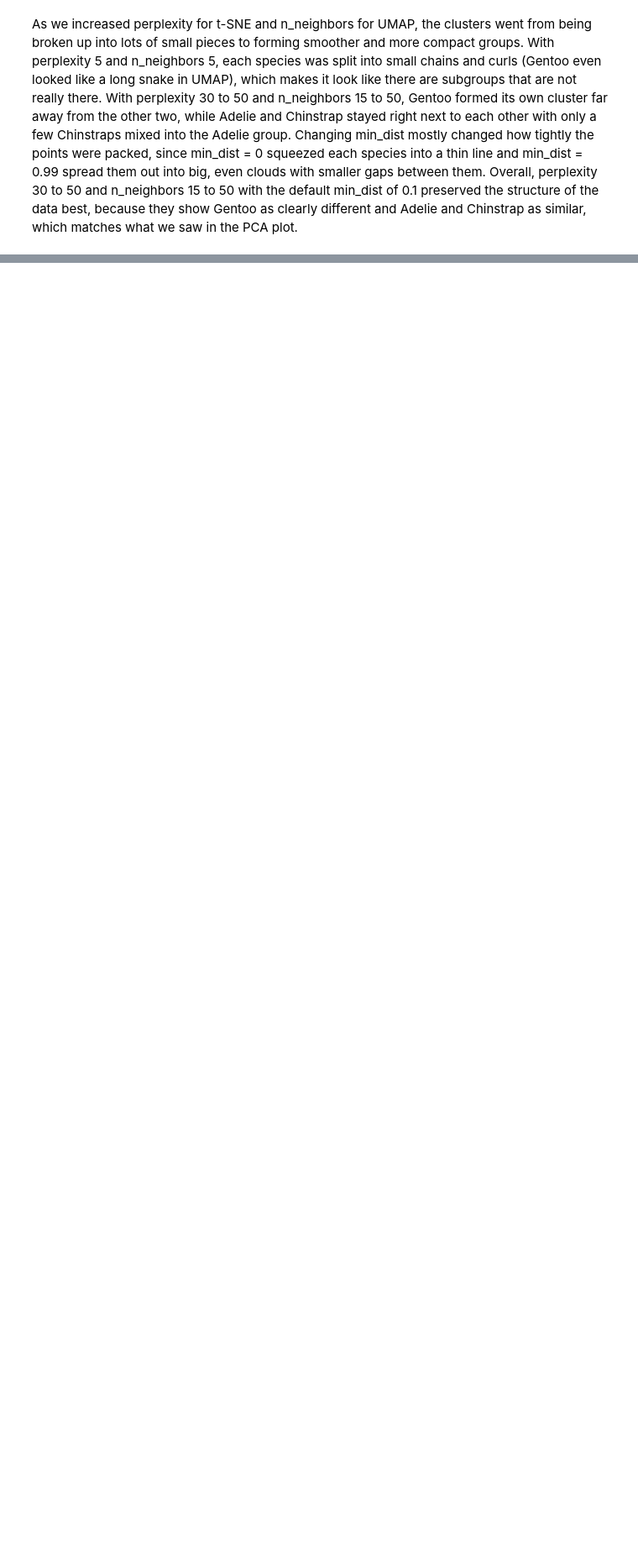
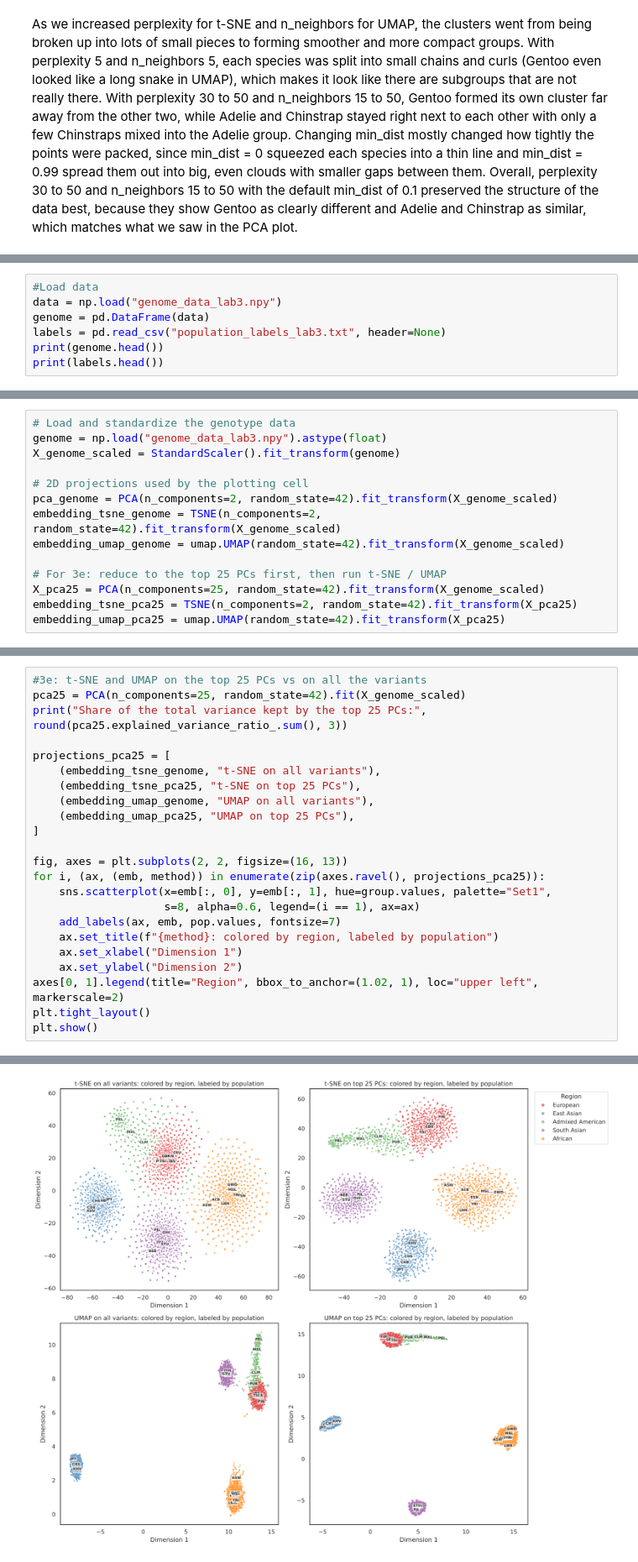
Before and after one commit to AudreyStelle/ML-Lab-3-Non-linear-Dimensionality-Reduction---t-SNE-and-UMAP, a Jupyter notebook: 03-tsne-and-umap.ipynb, the cells around one changed output, grey strips where cells are left out. Shown at 84% size. Cells and saved outputs as stored; diff of their text form; blank space fills up the shorter version.

```diff
--- a/03-tsne-and-umap.ipynb
+++ b/03-tsne-and-umap.ipynb
@@ -320,0 +313,7 @@ Please elaborate on your answers and use the plots to support your discussion.
+# %%
+#Load data
+data = np.load("genome_data_lab3.npy")
+genome = pd.DataFrame(data)
+labels = pd.read_csv("population_labels_lab3.txt", header=None)
+print(genome.head())
+print(labels.head())
@@ -320,0 +350,14 @@ Please elaborate on your answers and use the plots to support your discussion.
+# %%
+# Load and standardize the genotype data
+genome = np.load("genome_data_lab3.npy").astype(float)
+X_genome_scaled = StandardScaler().fit_transform(genome)
+
+# 2D projections used by the plotting cell
+pca_genome = PCA(n_components=2, random_state=42).fit_transform(X_genome_scaled)
+embedding_tsne_genome = TSNE(n_components=2, random_state=42).fit_transform(X_genome_scaled)
+embedding_umap_genome = umap.UMAP(random_state=42).fit_transform(X_genome_scaled)
+
+# For 3e: reduce to the top 25 PCs first, then run t-SNE / UMAP
+X_pca25 = PCA(n_components=25, random_state=42).fit_transform(X_genome_scaled)
+embedding_tsne_pca25 = TSNE(n_components=2, random_state=42).fit_transform(X_pca25)
+embedding_umap_pca25 = umap.UMAP(random_state=42).fit_transform(X_pca25)
@@ -320,0 +479,24 @@ Please elaborate on your answers and use the plots to support your discussion.
+# %%
+#3e: t-SNE and UMAP on the top 25 PCs vs on all the variants
+pca25 = PCA(n_components=25, random_state=42).fit(X_genome_scaled)
+print("Share of the total variance kept by the top 25 PCs:", round(pca25.explained_variance_ratio_.sum(), 3))
+
+projections_pca25 = [
+    (embedding_tsne_genome, "t-SNE on all variants"),
+    (embedding_tsne_pca25, "t-SNE on top 25 PCs"),
+    (embedding_umap_genome, "UMAP on all variants"),
+    (embedding_umap_pca25, "UMAP on top 25 PCs"),
+]
+
+fig, axes = plt.subplots(2, 2, figsize=(16, 13))
+for i, (ax, (emb, method)) in enumerate(zip(axes.ravel(), projections_pca25)):
+    sns.scatterplot(x=emb[:, 0], y=emb[:, 1], hue=group.values, palette="Set1",
+                    s=8, alpha=0.6, legend=(i == 1), ax=ax)
+    add_labels(ax, emb, pop.values, fontsize=7)
+    ax.set_title(f"{method}: colored by region, labeled by population")
+    ax.set_xlabel("Dimension 1")
+    ax.set_ylabel("Dimension 2")
+axes[0, 1].legend(title="Region", bbox_to_anchor=(1.02, 1), loc="upper left", markerscale=2)
+plt.tight_layout()
+plt.show()
+# %% [output]
@@ -320,0 +504 @@ Please elaborate on your answers and use the plots to support your discussion.
+[figure, added]
```
Also changed, not shown: parts of 23 cells of this notebook.
